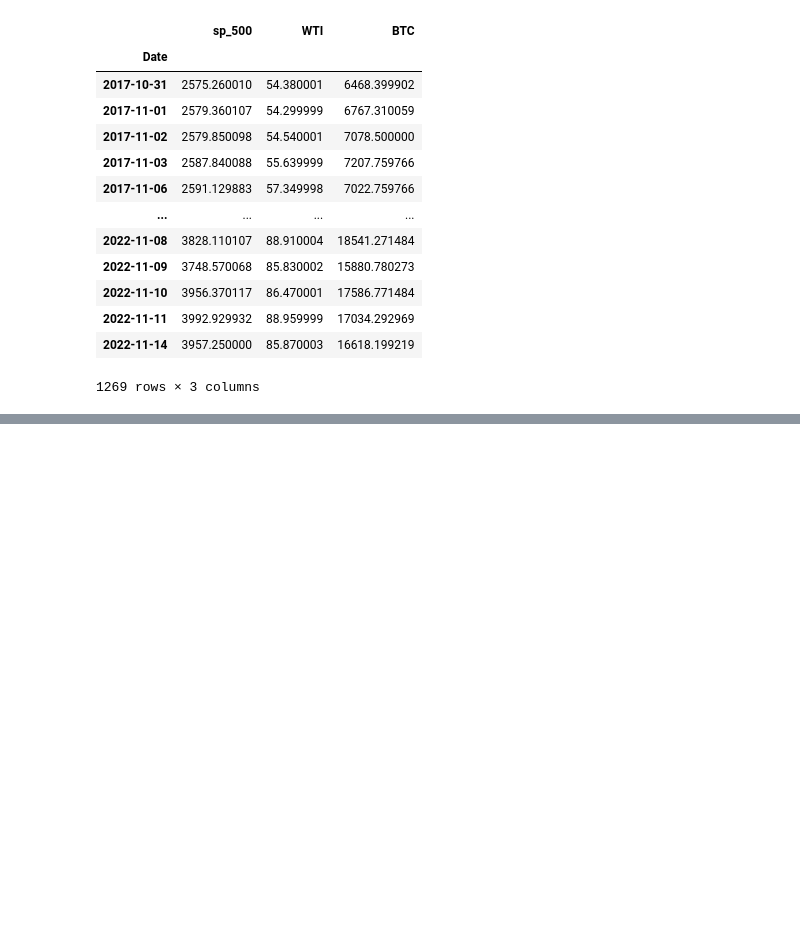
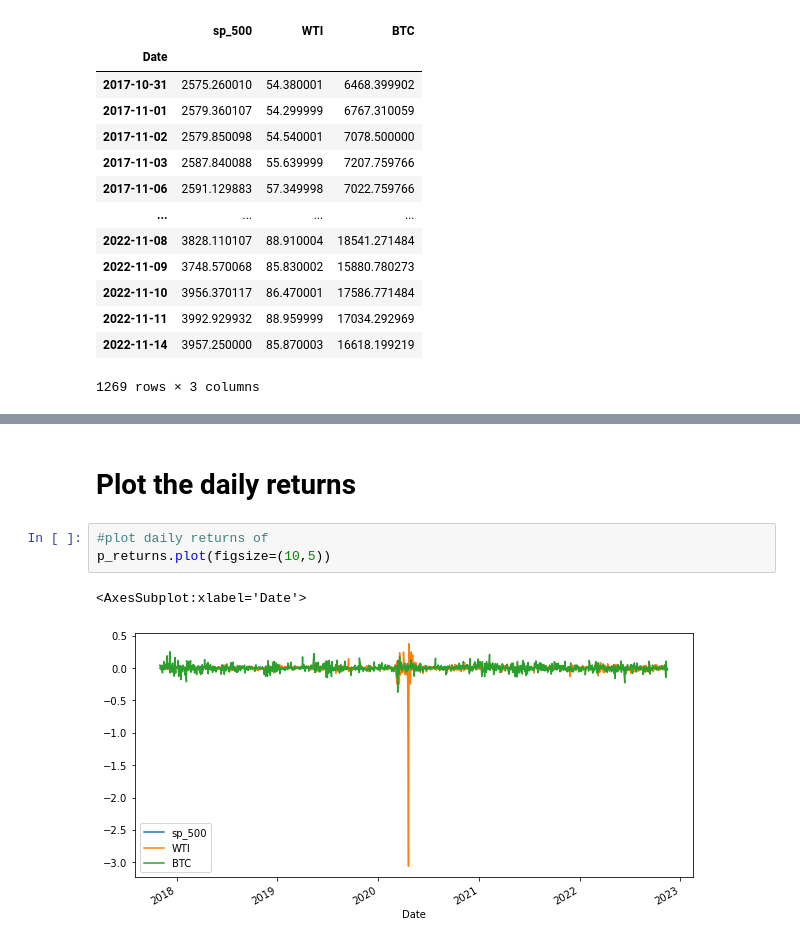
Before and after one commit to robel-codes/asset-correlation-analysis, a Jupyter notebook: data_collection.ipynb, the cells around one changed output, grey strips where cells are left out. Cells and saved outputs as stored; diff of their text form; blank space fills up the shorter version.

```diff
--- a/data_collection.ipynb
+++ b/data_collection.ipynb
@@ -417,0 +424,8 @@ plt.show
+# %% [markdown]
+# Plot the daily returns
+# %%
+#plot daily returns of
+p_returns.plot(figsize=(10,5))
+# %% [output]
+<AxesSubplot:xlabel='Date'>
+[figure, added]
```
Also changed, not shown: parts of 29 cells of this notebook.
